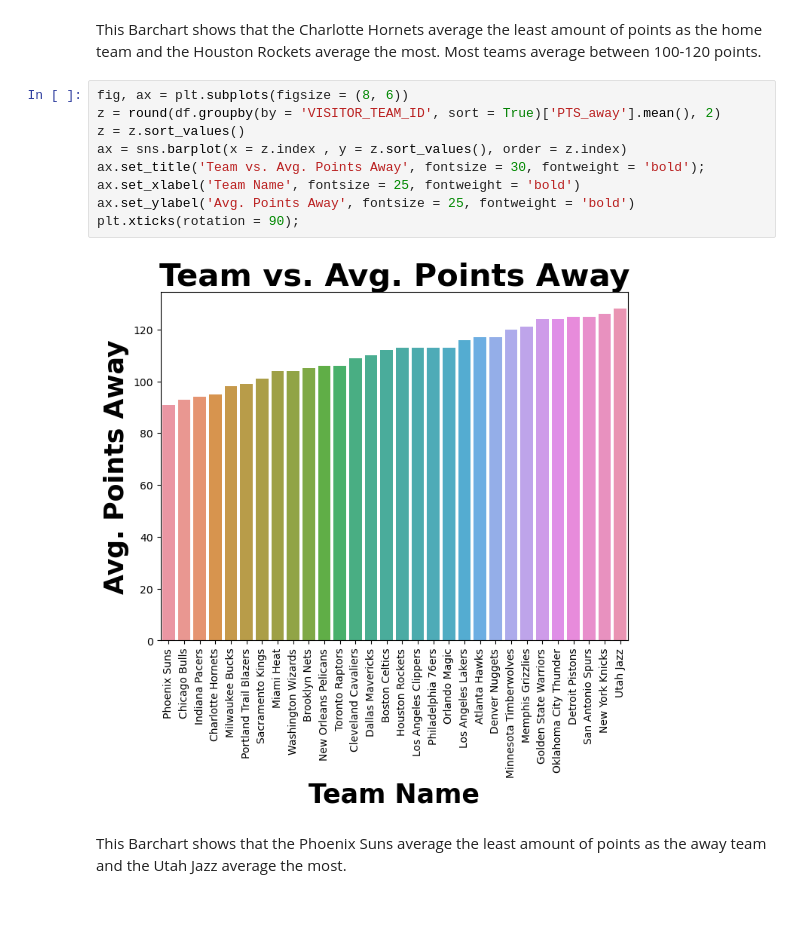
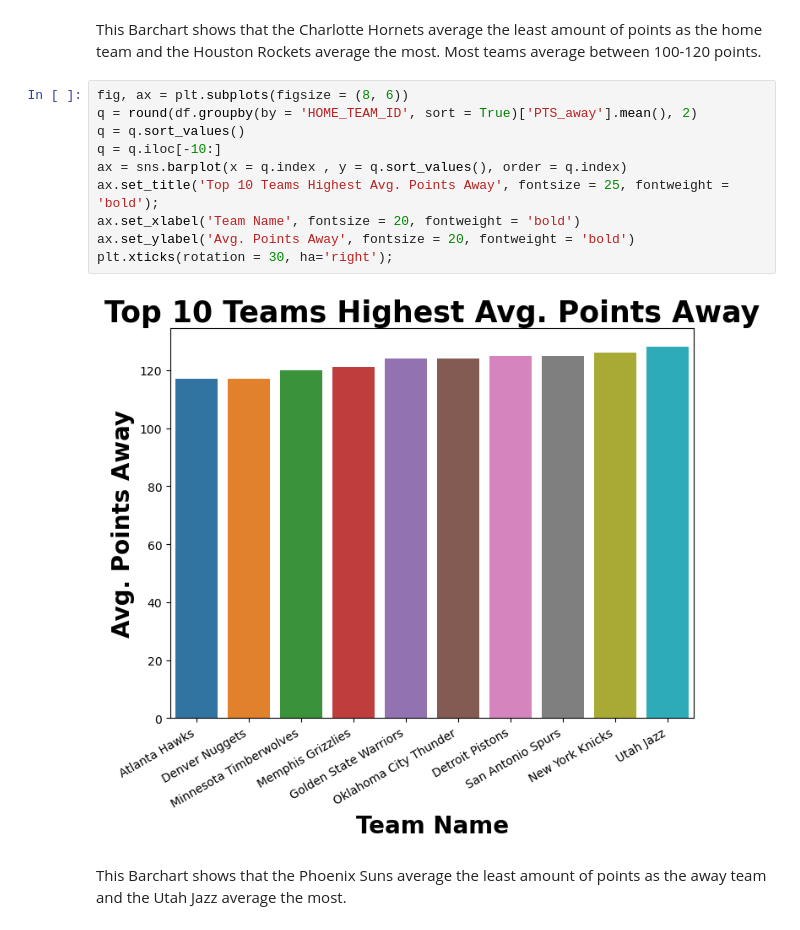
Before and after one commit to jaytrey777/NBA-Home-Team-Wins, a Jupyter notebook: NBA Home Team Wins.ipynb, the cells around one changed output. Cells and saved outputs as stored; diff of their text form.

```diff
--- a/NBA Home Team Wins.ipynb
+++ b/NBA Home Team Wins.ipynb
@@ -457,14 +458,15 @@ plt.xticks(rotation = 90);
 This Barchart shows that the Charlotte Hornets average the least amount of points as the home team and the Houston Rockets average the most. Most teams average between 100-120 points.
 # %%
 fig, ax = plt.subplots(figsize = (8, 6))
-z = round(df.groupby(by = 'VISITOR_TEAM_ID', sort = True)['PTS_away'].mean(), 2)
-z = z.sort_values()
-ax = sns.barplot(x = z.index , y = z.sort_values(), order = z.index)
-ax.set_title('Team vs. Avg. Points Away', fontsize = 30, fontweight = 'bold');
-ax.set_xlabel('Team Name', fontsize = 25, fontweight = 'bold')
-ax.set_ylabel('Avg. Points Away', fontsize = 25, fontweight = 'bold')
-plt.xticks(rotation = 90);
+q = round(df.groupby(by = 'HOME_TEAM_ID', sort = True)['PTS_away'].mean(), 2)
+q = q.sort_values()
+q = q.iloc[-10:]
+ax = sns.barplot(x = q.index , y = q.sort_values(), order = q.index)
+ax.set_title('Top 10 Teams Highest Avg. Points Away', fontsize = 25, fontweight = 'bold');
+ax.set_xlabel('Team Name', fontsize = 20, fontweight = 'bold')
+ax.set_ylabel('Avg. Points Away', fontsize = 20, fontweight = 'bold')
+plt.xticks(rotation = 30, ha='right');
 # %% [output]
-[figure, old version]
+[figure, new version]
 # %% [markdown]
 This Barchart shows that the Phoenix Suns average the least amount of points as the away team and the Utah Jazz average the most.
```
Also changed, not shown: parts of 5 cells of this notebook.
